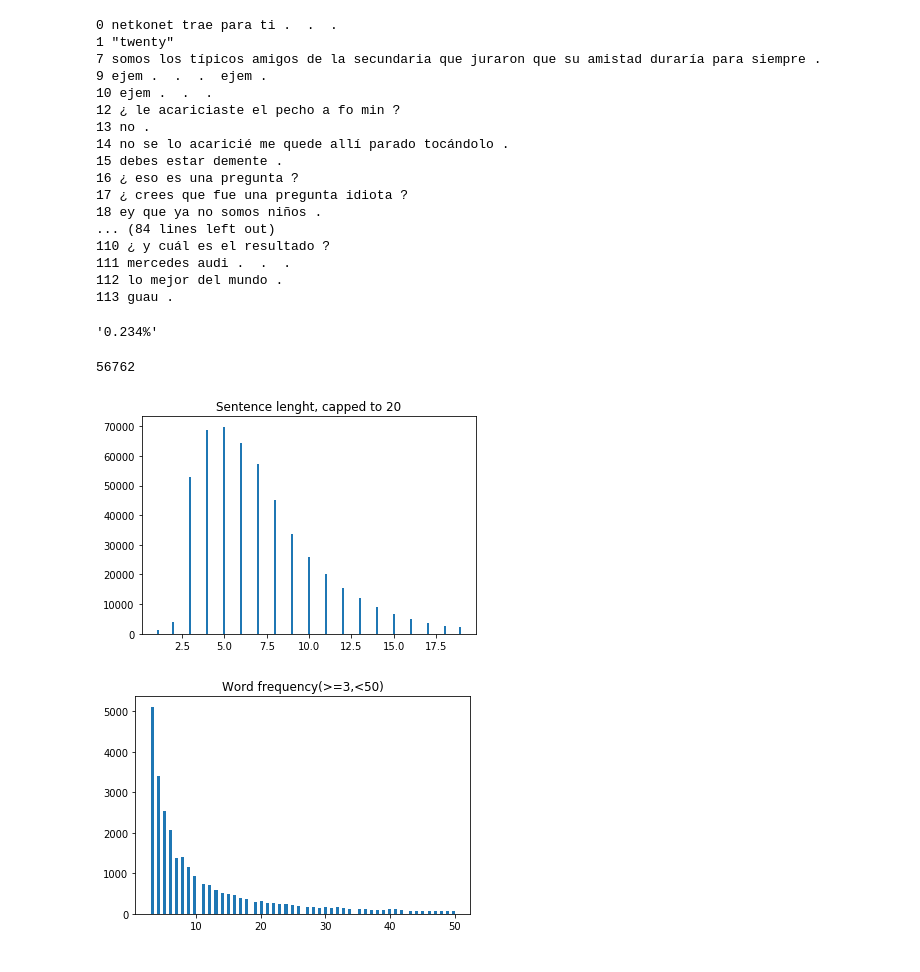
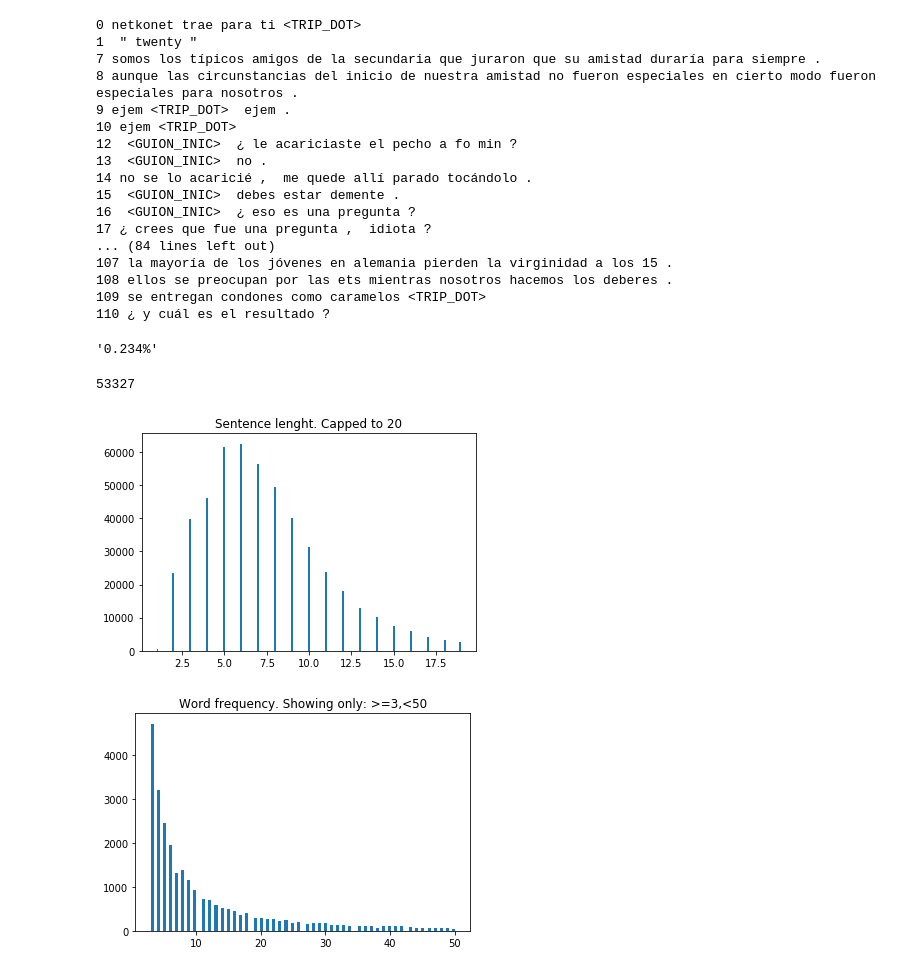
Before and after one commit to Rvbens/Chatbot-en-Espanol, a Jupyter notebook: data prep opensubtitle.ipynb, the cells around one changed output. Cells and saved outputs as stored; diff of their text form; code cells hidden in the pictures.

Commit message:
Added modeling and training nb, improved data pre-processing

```diff
--- a/data prep opensubtitle.ipynb
+++ b/data prep opensubtitle.ipynb
@@ -30,0 +41,6 @@ b'Ejem...\n'
+# %%
+n_lines = 0
+with open(corpus, 'rb') as file:
+    for line in file:
+        n_lines += 1
+print(f'Numero de líneas: {n_lines}')
@@ -31,15 +143,5 @@ b'Ejem...\n'
 # %%
-#lineas totales: 213_517_354
 MAX_LENGTH=20
-
-def processLine(l):
-    s = l.lstrip(b"-").strip().lower().decode() #elimina guion del principio de algunas lineas
-    s = re.sub(r"([.!?])", r" \1", s) #separa puntuacion
-    s = re.sub(r"([.¡¿])", r"\1 ", s) #separa puntuacion
-    s = re.sub(r"[,]",r"",s) #quita las comas
-    return s
-
-
 def loadLines(file, total_lines=10, max_lenght=MAX_LENGTH):
     with open(file, 'rb') as datafile:
         n=0
@@ -51,29 +153,29 @@ def loadLines(file, total_lines=10, max_lenght=MAX_LENGTH):
                     yield i,s
             if n==total_lines: break
 
-for i,l in loadLines(corpus,100):
-    print(i,l)
+for i,l in loadLines(corpus,100): print(i,l)
 # %% [output]
-0 netkonet trae para ti .  .  .
-1 "twenty"
+0 netkonet trae para ti <TRIP_DOT>
+1  " twenty "
 7 somos los típicos amigos de la secundaria que juraron que su amistad duraría para siempre .
-9 ejem .  .  .  ejem .
-10 ejem .  .  .
-12 ¿ le acariciaste el pecho a fo min ?
-13 no .
-14 no se lo acaricié me quede allí parado tocándolo .
-15 debes estar demente .
-16 ¿ eso es una pregunta ?
-17 ¿ crees que fue una pregunta idiota ?
-18 ey que ya no somos niños .
+8 aunque las circunstancias del inicio de nuestra amistad no fueron especiales en cierto modo fueron especiales para nosotros .
+9 ejem <TRIP_DOT>  ejem .
+10 ejem <TRIP_DOT>
+12  <GUION_INIC>  ¿ le acariciaste el pecho a fo min ?
+13  <GUION_INIC>  no .
+14 no se lo acaricié ,  me quede allí parado tocándolo .
+15  <GUION_INIC>  debes estar demente .
+16  <GUION_INIC>  ¿ eso es una pregunta ?
+17 ¿ crees que fue una pregunta ,  idiota ?
 ... (84 lines left out)
+107 la mayoría de los jóvenes en alemania pierden la virginidad a los 15 .
+108 ellos se preocupan por las ets mientras nosotros hacemos los deberes .
+109 se entregan condones como caramelos <TRIP_DOT>
 110 ¿ y cuál es el resultado ?
-111 mercedes audi .  .  .
-112 lo mejor del mundo .
-113 guau .
 # %%
 #lineas usadas sobre el total
-f"{500_000/213_517_354:.3%}"
+lines_used = 500_000 #determina el tamaño de la parte de dataset que cogemos
+f"{lines_used/n_lines:.3%}"
 # %% [output]
 '0.234%'
 # %%
@@ -86,10 +188,10 @@ class Voc:
     def __init__(self, name):
         self.name = name
         self.trimmed = False
-        self.word2index = {"UNK": UNK_token}
+        self.word2index = {}
         self.word2count = {}
-        self.index2word = {PAD_token: "PAD", SOS_token: "SOS", EOS_token: "EOS", UNK_token:"UNK"}
-        self.num_words = 4  # Count SOS, EOS, PAD, UNK
+        self.index2word = {PAD_token: "PAD", SOS_token: "SOS", EOS_token: "EOS"}
+        self.num_words = 3  # Count SOS, EOS, PAD
 
     def addSentence(self, sentence):
         for word in sentence.split(' '):
@@ -120,31 +222,32 @@ class Voc:
               f"{len(keep_words) / len(self.word2index):.4f}")
 
         # Reinitialize dictionaries
-        self.word2index = {"UNK": UNK_token}
+        self.word2index = {}
         self.word2count = {}
-        self.index2word = {PAD_token: "PAD", SOS_token: "SOS", EOS_token: "EOS", UNK_token:"UNK"}
-        self.num_words = 4 # Count default tokens
+        self.index2word = {PAD_token: "PAD", SOS_token: "SOS", EOS_token: "EOS"}
+        self.num_words = 3 # Count default tokens
 
         for word in keep_words:
             self.addWord(word)
 # %%
+#TODO: multithread
 voc = Voc(corpus_name)
 
 hist = []
-for i,s in loadLines(corpus,500_000):
+for i,s in loadLines(corpus,lines_used):
     s_l = len(s.split(' '))
     hist.append(s_l)
     voc.addSentence(s)
 
 print(voc.num_words)
 
 arr = np.array(hist)
 plt.hist(arr, bins='auto')  # arguments are passed to np.histogram
-plt.title(f"Sentence lenght, capped to {MAX_LENGTH}")
+plt.title(f"Sentence lenght. Capped to {MAX_LENGTH}")
 plt.show()
 # %% [output]
-56762
+53327
-[figure, old version]
+[figure, new version]
 # %%
 hist=[]
 for i,n in enumerate(voc.word2count):
@@ -154,7 +257,7 @@ for i,n in enumerate(voc.word2count):
 
 arr = np.array(hist)
 plt.hist(arr, bins=100,range=(3,50))  # arguments are passed to np.histogram
-plt.title(f"Word frequency(>=3,<50)")
+plt.title(f"Word frequency. Showing only: >=3,<50")
 plt.show()
 # %% [output]
-[figure, old version]
+[figure, new version]
```
Also changed, not shown: parts of 15 cells of this notebook, 3 other files.
